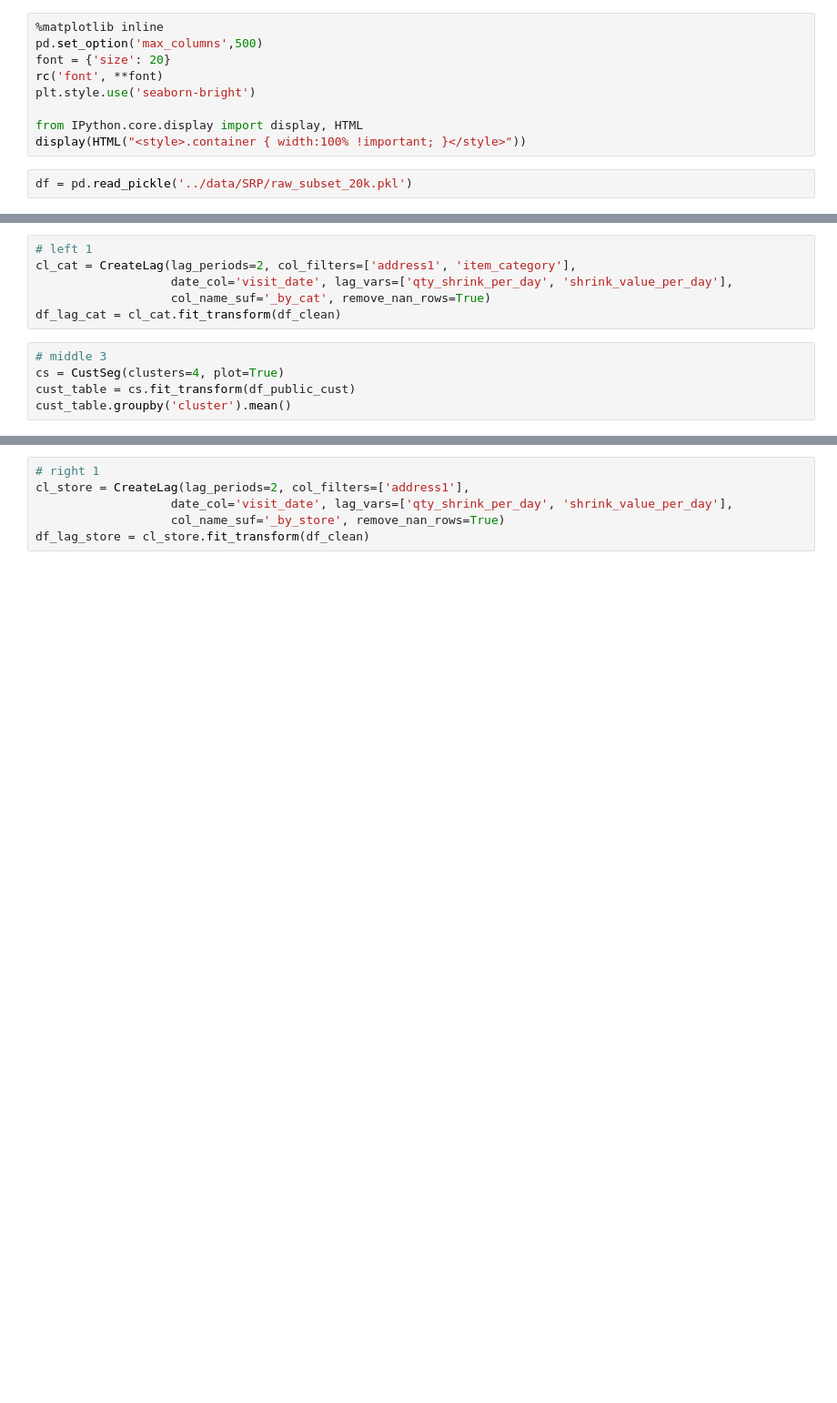
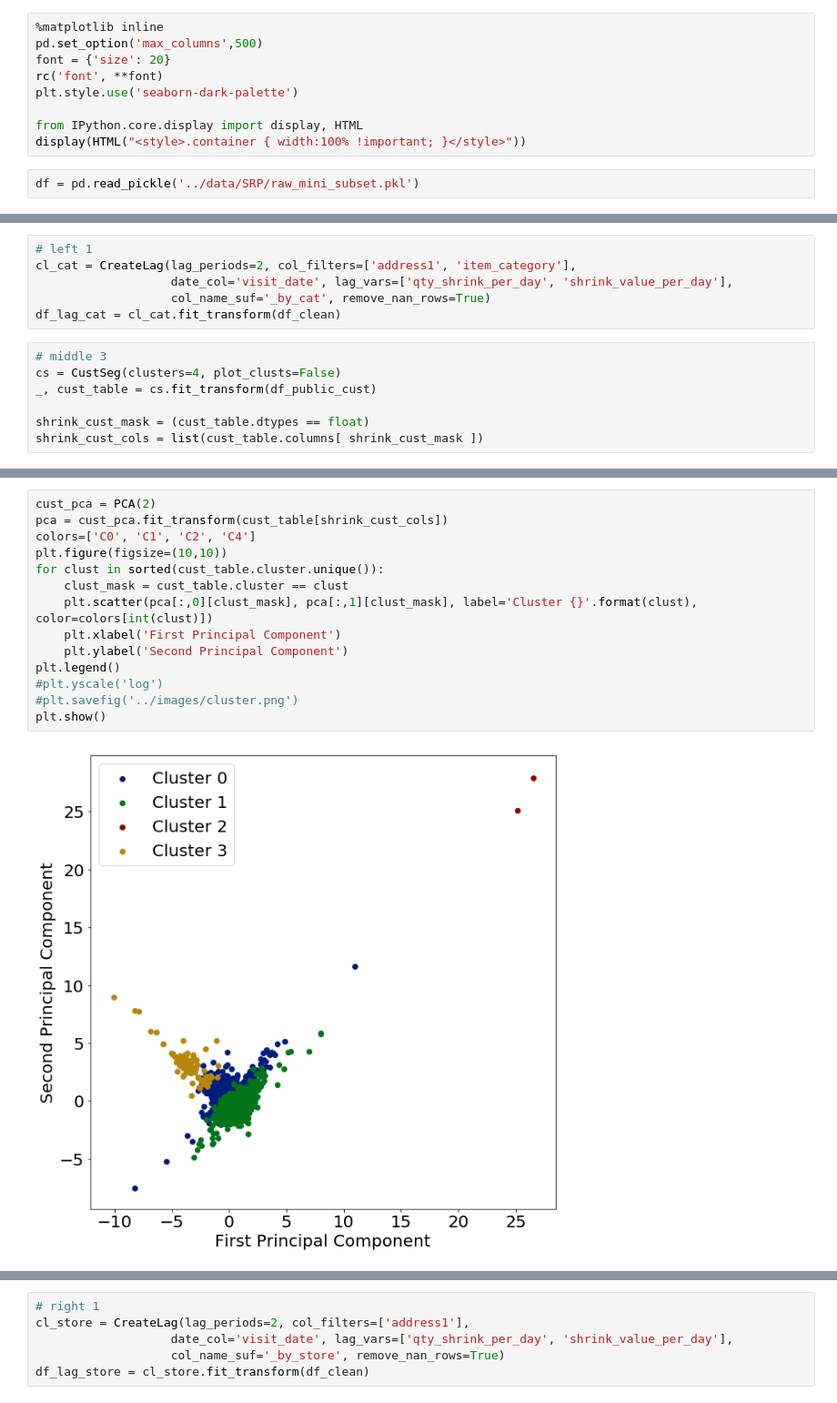
Before and after one commit to lukeolson13/capstone, a Jupyter notebook: src/run_pipeline.ipynb, the cells around one changed output, grey strips where cells are left out. Shown at 91% size. Drawn from its saved outputs; the diff is of its cells as text; blank space fills up the shorter version.

```diff
--- a/src/run_pipeline.ipynb
+++ b/src/run_pipeline.ipynb
@@ -18,9 +18,9 @@ from model_functions import plot_rmse, model_clusters
 pd.set_option('max_columns',500)
 font = {'size': 20}
 rc('font', **font)
-plt.style.use('seaborn-bright')
+plt.style.use('seaborn-dark-palette')
 
 from IPython.core.display import display, HTML
 display(HTML("<style>.container { width:100% !important; }</style>"))
 # %%
-df = pd.read_pickle('../data/SRP/raw_subset_20k.pkl')
+df = pd.read_pickle('../data/SRP/raw_mini_subset.pkl')
@@ -49,6 +59,8 @@ cl_cat = CreateLag(lag_periods=2, col_filters=['address1', 'item_category'],
 df_lag_cat = cl_cat.fit_transform(df_clean)
 # %%
 # middle 3
-cs = CustSeg(clusters=4, plot=True)
-cust_table = cs.fit_transform(df_public_cust)
-cust_table.groupby('cluster').mean()
+cs = CustSeg(clusters=4, plot_clusts=False)
+_, cust_table = cs.fit_transform(df_public_cust)
+
+shrink_cust_mask = (cust_table.dtypes == float)
+shrink_cust_cols = list(cust_table.columns[ shrink_cust_mask ])
@@ -66,0 +67,16 @@ cust_table.groupby('cluster').mean()
+# %%
+cust_pca = PCA(2)
+pca = cust_pca.fit_transform(cust_table[shrink_cust_cols])
+colors=['C0', 'C1', 'C2', 'C4']
+plt.figure(figsize=(10,10))
+for clust in sorted(cust_table.cluster.unique()):
+    clust_mask = cust_table.cluster == clust
+    plt.scatter(pca[:,0][clust_mask], pca[:,1][clust_mask], label='Cluster {}'.format(clust), color=colors[int(clust)])
+    plt.xlabel('First Principal Component')
+    plt.ylabel('Second Principal Component')
+plt.legend()
+#plt.yscale('log')
+#plt.savefig('../images/cluster.png')
+plt.show()
+# %% [output]
+[figure, added]
```
Also changed, not shown: parts of 14 cells of this notebook, 5 other files.
